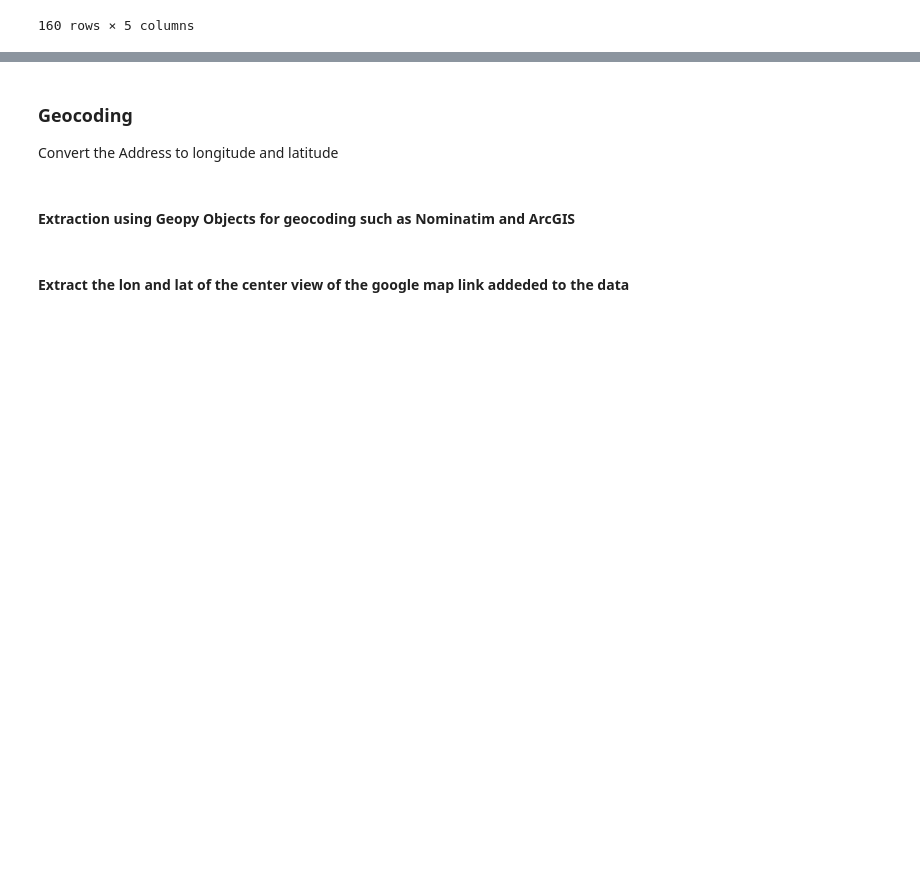
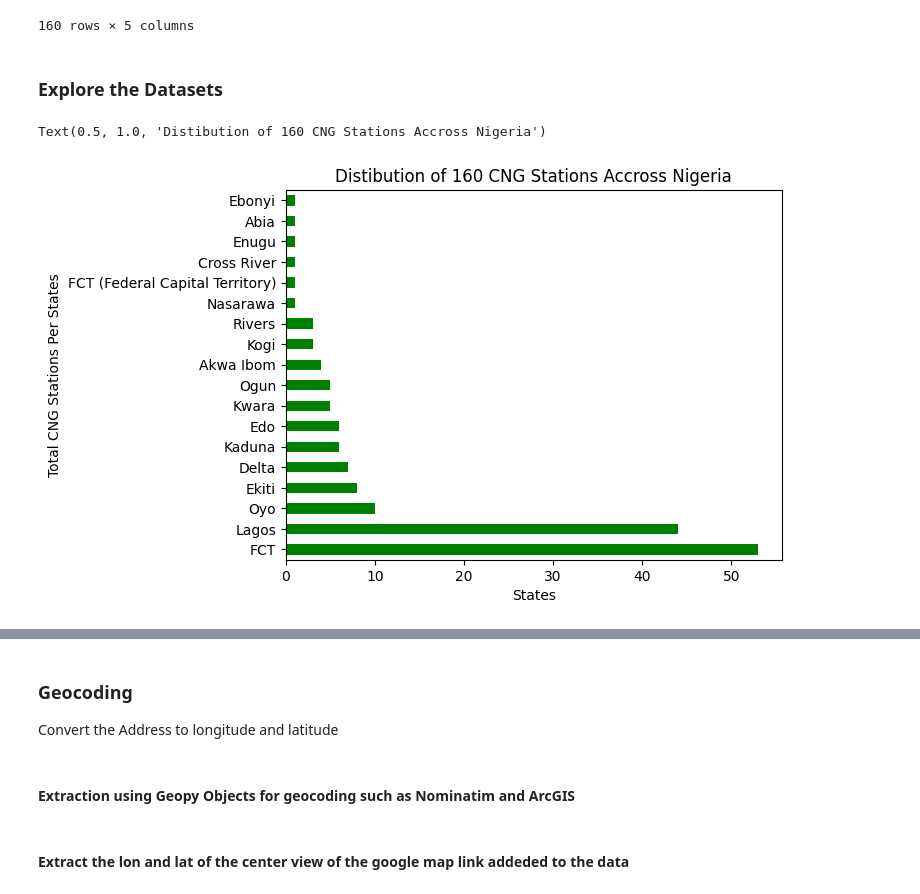
Before and after one commit to SammyGIS/cng_streamlit_app, a Jupyter notebook: notebook.ipynb, the cells around one changed output, grey strips where cells are left out. Cells and saved outputs as stored; diff of their text form; code cells hidden in the pictures; blank space fills up the shorter version.

Commit message:
chores:explroe the distribution of the dataset

```diff
--- a/notebook.ipynb
+++ b/notebook.ipynb
@@ -68,3 +69,14 @@ df
 | 158 | FCT | Municipal Area Council | Hi-Grade Energies Limited | Arish Mall Zuba Opposite Enyo Fil... | https://maps.google.com/?q=Arish+... |
 | 159 | Kaduna | Kaduna South | Yasin Express Logistics Limited | NO 17 Nnamdi Azikwe Express Bye-p... | https://maps.google.com/?q=NO+17+... |
 160 rows × 5 columns
+# %% [markdown]
+### Explore the Datasets
+# %%
+# plot the stations distribution across the states of the federations
+df['State'].value_counts().plot(kind='barh', color='green')
+plt.xlabel('States')
+plt.ylabel('Total CNG Stations Per States')
+plt.title('Distibution of 160 CNG Stations Accross Nigeria')
+# %% [output]
+Text(0.5, 1.0, 'Distibution of 160 CNG Stations Accross Nigeria')
+[figure, added]
```
Also changed, not shown: parts of 5 cells of this notebook.
